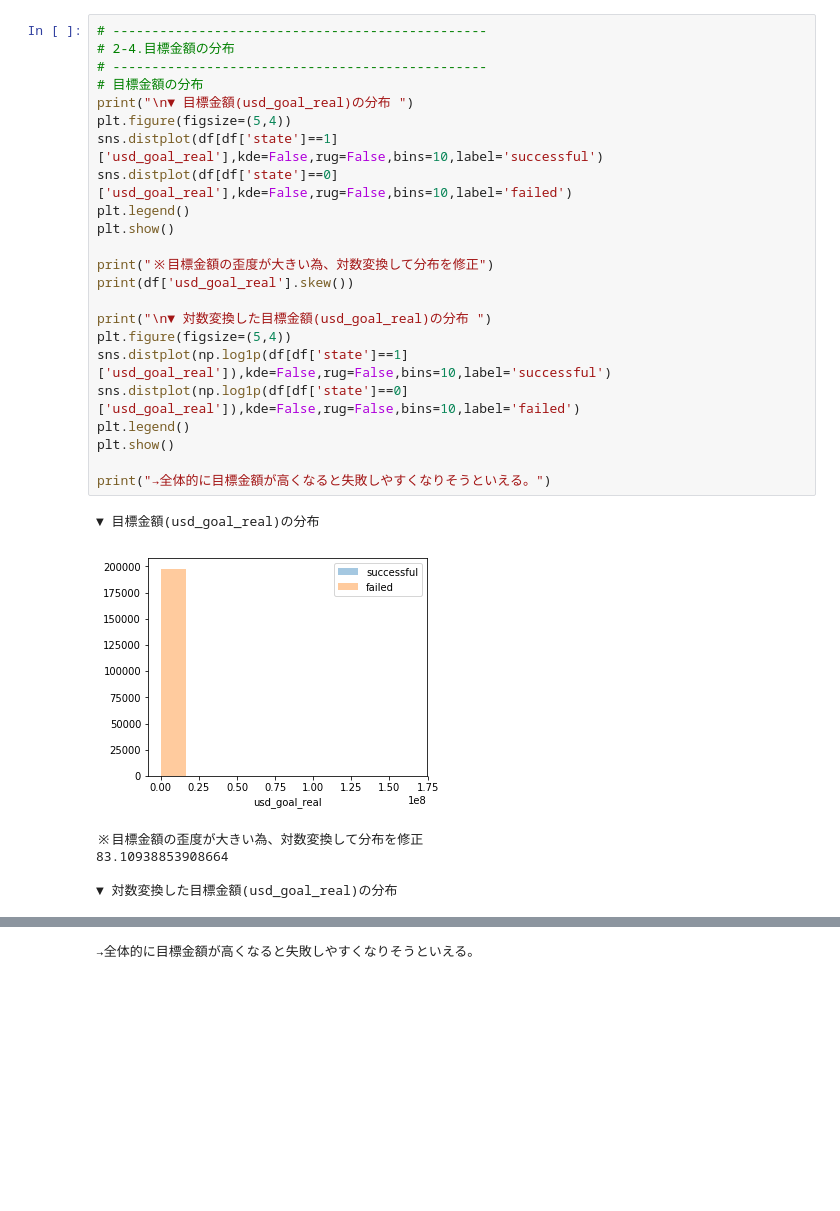
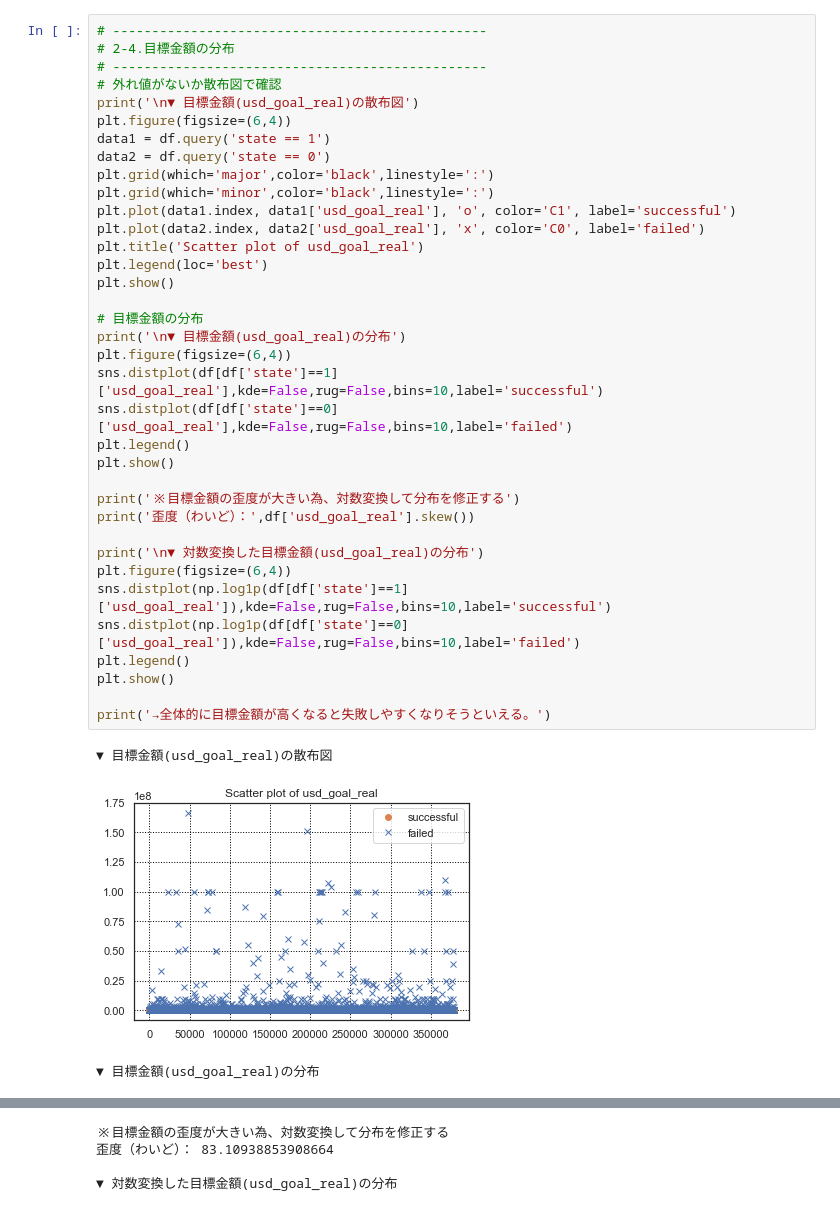
Before and after one commit to arsma12/skillupAI, a Jupyter notebook: Day1_work_長谷川雅代.ipynb, the cells around one changed output, grey strips where cells are left out. Saved outputs shown, nothing was run; the diff lists cells and outputs as text; blank space fills up the shorter version.

```diff
--- a/Day1_work_長谷川雅代.ipynb
+++ b/Day1_work_長谷川雅代.ipynb
@@ -193,30 +224,40 @@ print("→連続している日数でも、月の節目等で凸凹している
 # %%
 # ------------------------------------------------
 # 2-4.目標金額の分布
 # ------------------------------------------------
+# 外れ値がないか散布図で確認
+print('\n▼ 目標金額(usd_goal_real)の散布図')
+plt.figure(figsize=(6,4))
+data1 = df.query('state == 1')
+data2 = df.query('state == 0')
+plt.grid(which='major',color='black',linestyle=':')
+plt.grid(which='minor',color='black',linestyle=':')
+plt.plot(data1.index, data1['usd_goal_real'], 'o', color='C1', label='successful')
+plt.plot(data2.index, data2['usd_goal_real'], 'x', color='C0', label='failed')
+plt.title('Scatter plot of usd_goal_real')
+plt.legend(loc='best')
+plt.show()
+
 # 目標金額の分布
-print("\n▼ 目標金額(usd_goal_real)の分布 ")
-plt.figure(figsize=(5,4))
+print('\n▼ 目標金額(usd_goal_real)の分布')
+plt.figure(figsize=(6,4))
 sns.distplot(df[df['state']==1]['usd_goal_real'],kde=False,rug=False,bins=10,label='successful')
 sns.distplot(df[df['state']==0]['usd_goal_real'],kde=False,rug=False,bins=10,label='failed')
 plt.legend()
 plt.show()
 
-print("※目標金額の歪度が大きい為、対数変換して分布を修正")
-print(df['usd_goal_real'].skew())
+print('※目標金額の歪度が大きい為、対数変換して分布を修正する')
+print('歪度（わいど）：',df['usd_goal_real'].skew())
 
-print("\n▼ 対数変換した目標金額(usd_goal_real)の分布 ")
-plt.figure(figsize=(5,4))
+print('\n▼ 対数変換した目標金額(usd_goal_real)の分布')
+plt.figure(figsize=(6,4))
 sns.distplot(np.log1p(df[df['state']==1]['usd_goal_real']),kde=False,rug=False,bins=10,label='successful')
 sns.distplot(np.log1p(df[df['state']==0]['usd_goal_real']),kde=False,rug=False,bins=10,label='failed')
 plt.legend()
 plt.show()
 
-print("→全体的に目標金額が高くなると失敗しやすくなりそうといえる。")
+print('→全体的に目標金額が高くなると失敗しやすくなりそうといえる。')
 # %% [output]
-▼ 目標金額(usd_goal_real)の分布
+▼ 目標金額(usd_goal_real)の散布図
-[figure, old version]
+[figure, new version]
-※目標金額の歪度が大きい為、対数変換して分布を修正
-83.10938853908664
-
-▼ 対数変換した目標金額(usd_goal_real)の分布
+▼ 目標金額(usd_goal_real)の分布
@@ -224 +265,4 @@ print("→全体的に目標金額が高くなると失敗しやすくなりそ
-→全体的に目標金額が高くなると失敗しやすくなりそうといえる。
+※目標金額の歪度が大きい為、対数変換して分布を修正する
+歪度（わいど）： 83.10938853908664
+
+▼ 対数変換した目標金額(usd_goal_real)の分布
```
Also changed, not shown: parts of 16 cells of this notebook.
